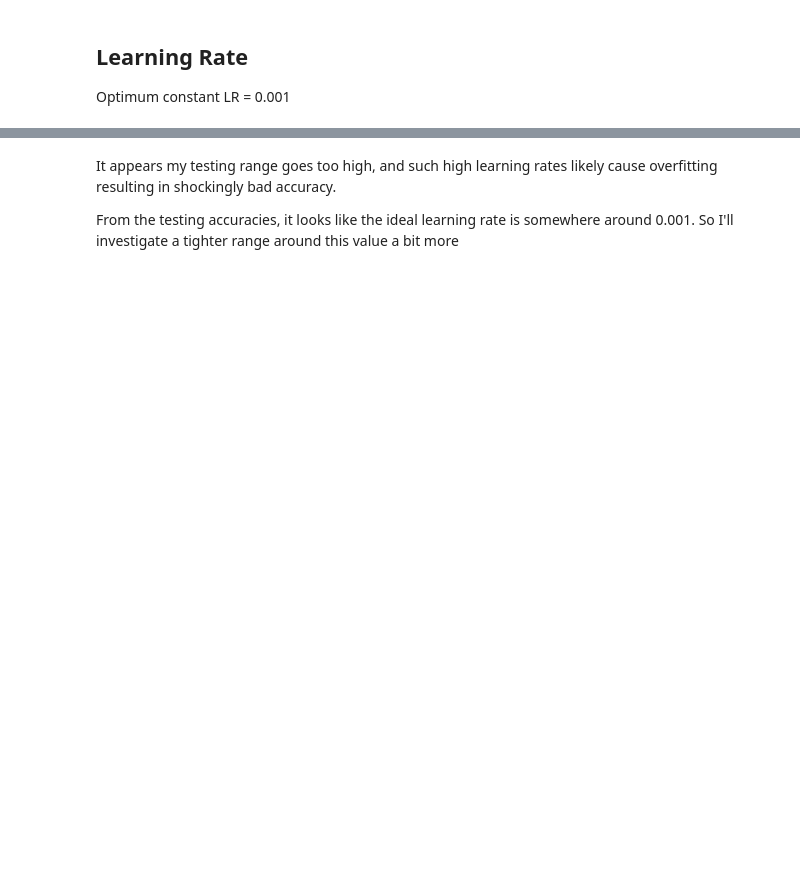
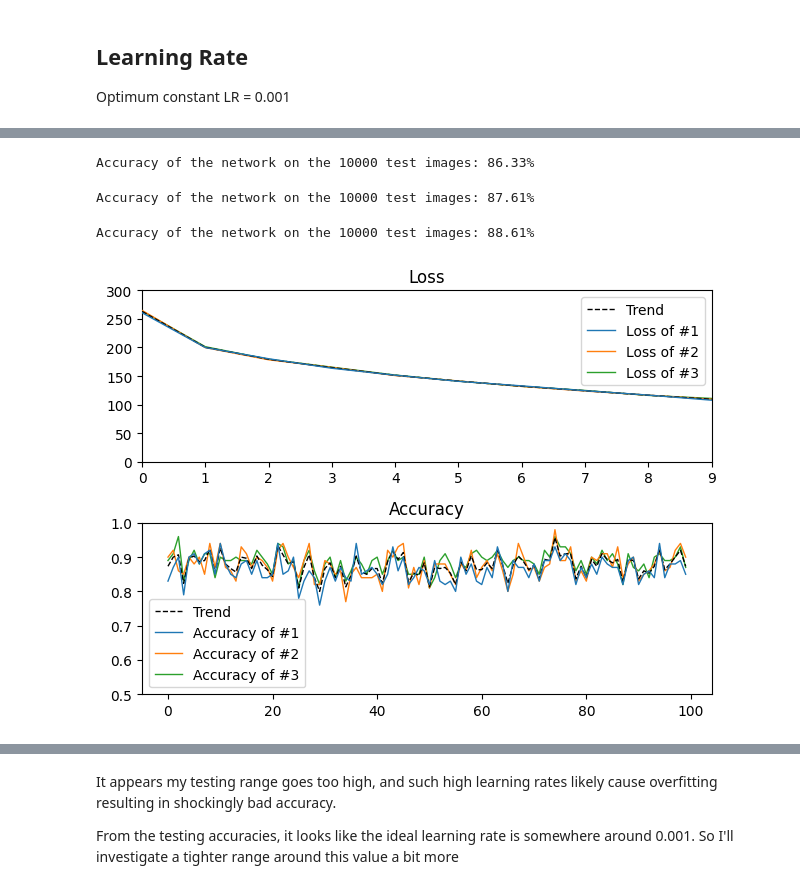
Before and after one commit to danbates1452/neural-networks, a Jupyter notebook: Coursework.ipynb, the cells around one changed output, grey strips where cells are left out. Drawn from its saved outputs; the diff is of its cells as text; code cells hidden in the pictures; blank space fills up the shorter version.

```diff
--- a/Coursework.ipynb
+++ b/Coursework.ipynb
@@ -438,0 +381,7 @@ Accuracy of the network on the 10000 test images: 10.0%
+# %%
+lrpoint001_models, lrpoint001_preds, lrpoint001_losses, lrpoint001_accuracies = run_series(lr_start=0.001)
+# %% [output]
+Accuracy of the network on the 10000 test images: 86.33%
+Accuracy of the network on the 10000 test images: 87.61%
+Accuracy of the network on the 10000 test images: 88.61%
+[figure, added]
```
Also changed, not shown: parts of 49 cells of this notebook.
